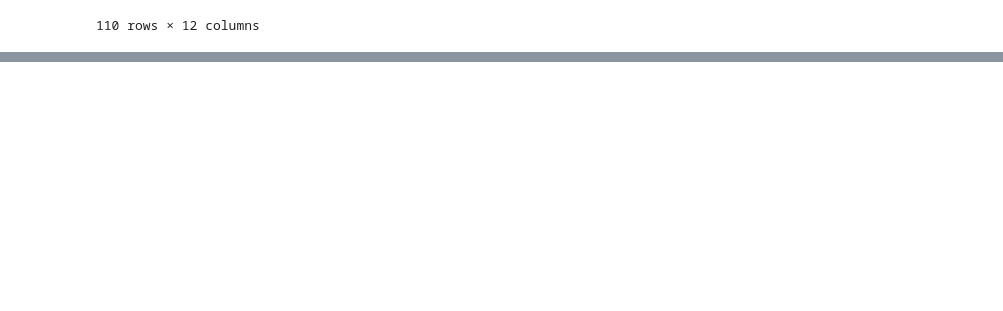
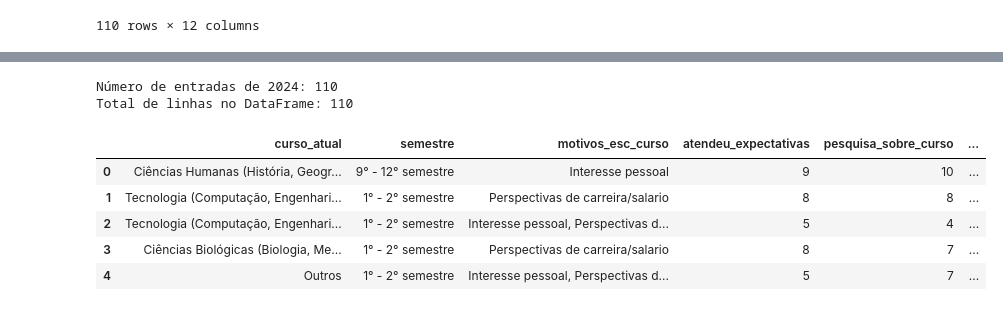
Before and after one commit to MarcosBristot/TrabalhoPosser, a Jupyter notebook: main.ipynb, the cells around one changed output, grey strips where cells are left out. Drawn from its saved outputs; the diff is of its cells as text; code cells hidden in the pictures; blank space fills up the shorter version.

```diff
--- a/main.ipynb
+++ b/main.ipynb
@@ -19,0 +52,5 @@ df.columns = ['timestamp', 'curso_atual', 'semestre', 'motivos_esc_curso', 'aten
+# %%
+df = df.drop_duplicates(keep='first')
+
+# Verificando se ainda há duplicatas
+df.duplicated().sum()
@@ -20,6 +107,9 @@ df.columns = ['timestamp', 'curso_atual', 'semestre', 'motivos_esc_curso', 'aten
 # %%
-# Substituindo os valores NaN por "Nenhum motivo"
-df['motivos_arrependimento'] = df['motivos_arrependimento'].fillna('Nenhum motivo')
+df['fatores_incerteza'] = df['fatores_incerteza'].fillna('Sem Incerteza')
+
+df['motivos_arrependimento'] = df['motivos_arrependimento'].fillna('Sem Arrependimento')
+
+df['fatores_mudar_curso'] = df['fatores_mudar_curso'].fillna('Não Considerado')
 # %%
 df
 # %% [output]
@@ -47,0 +146,4 @@ Index(['timestamp', 'curso_atual', 'semestre', 'motivos_esc_curso',
+# %%
+# Convertendo a coluna 'timestamp' para o tipo datetime
+df['timestamp'] = pd.to_datetime(df['timestamp'], errors='coerce', dayfirst=True)
+df.dtypes
@@ -47,0 +164,27 @@ Index(['timestamp', 'curso_atual', 'semestre', 'motivos_esc_curso',
+# %%
+# Extraindo o ano da coluna 'timestamp'
+df['ano'] = df['timestamp'].dt.year
+
+# quantidade de entradas em 2024
+ano_2024_count = df[df['ano'] == 2024].shape[0]
+total_linhas = df.shape[0]
+
+# número de entradas de 2024 e o total de linhas
+print(f'Número de entradas de 2024: {ano_2024_count}')
+print(f'Total de linhas no DataFrame: {total_linhas}')
+# %% [output]
+Número de entradas de 2024: 110
+Total de linhas no DataFrame: 110
+# %%
+# Removendo a coluna 'timestamp'
+df = df.drop(columns=['timestamp'])
+
+# Verificando as primeiras linhas para confirmar que a coluna foi removida
+df.head()
+# %% [output]
+|  | curso_atual | semestre | motivos_esc_curso | atendeu_expectativas | pesquisa_sobre_curso | ... |
+| 0 | Ciências Humanas (História, Geogr... | 9° - 12° semestre | Interesse pessoal | 9 | 10 | ... |
+| 1 | Tecnologia (Computação, Engenhari... | 1° - 2° semestre | Perspectivas de carreira/salario | 8 | 8 | ... |
+| 2 | Tecnologia (Computação, Engenhari... | 1° - 2° semestre | Interesse pessoal, Perspectivas d... | 5 | 4 | ... |
+| 3 | Ciências Biológicas (Biologia, Me... | 1° - 2° semestre | Perspectivas de carreira/salario | 8 | 7 | ... |
+| 4 | Outros | 1° - 2° semestre | Interesse pessoal, Perspectivas d... | 5 | 7 | ... |
```
Also changed, not shown: parts of 9 cells of this notebook.
